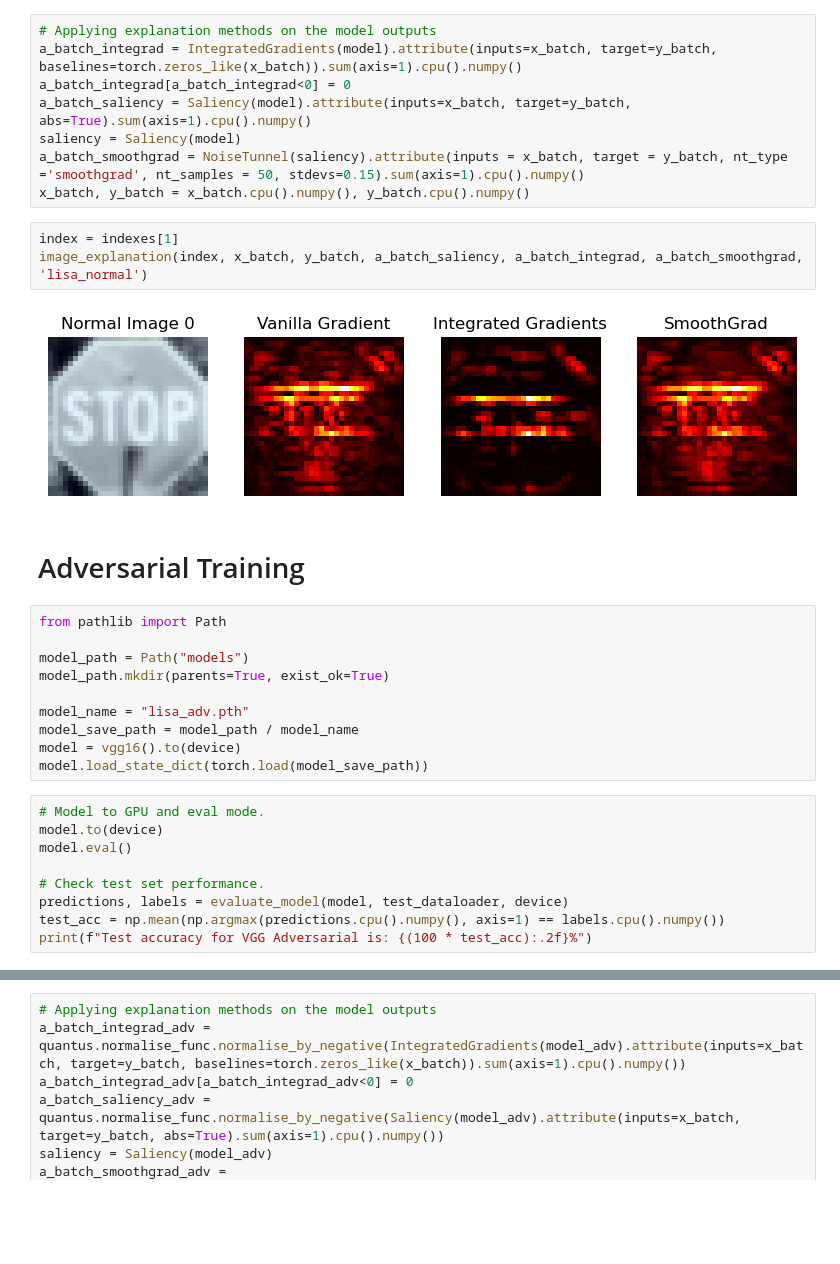
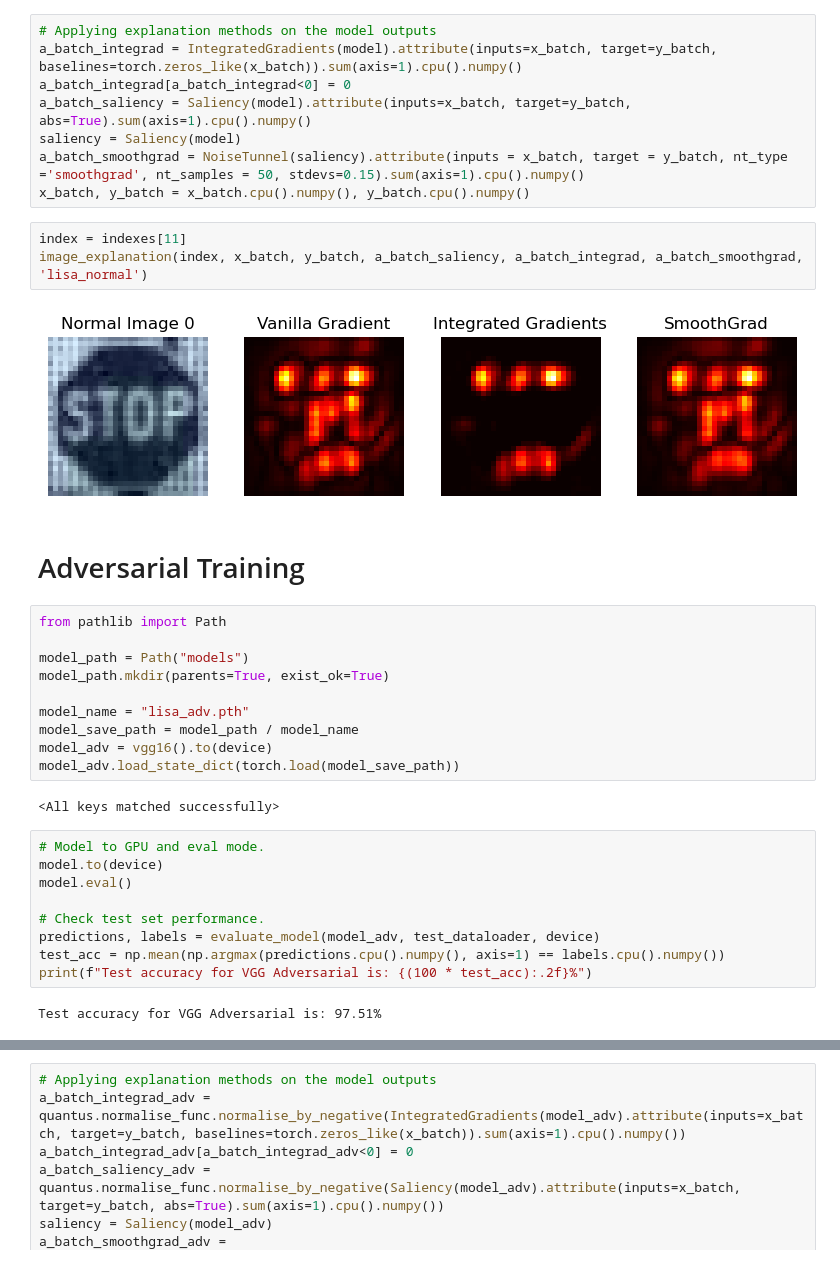
Before and after one commit to sanishsuwal7/VehicleSec, a Jupyter notebook: lisa_saliency.ipynb, the cells around one changed output, grey strips where cells are left out. Saved outputs shown, nothing was run; the diff lists cells and outputs as text; blank space fills up the shorter version.

```diff
--- a/lisa_saliency.ipynb
+++ b/lisa_saliency.ipynb
@@ -201,10 +201,10 @@ saliency = Saliency(model)
 a_batch_smoothgrad = NoiseTunnel(saliency).attribute(inputs = x_batch, target = y_batch, nt_type ='smoothgrad', nt_samples = 50, stdevs=0.15).sum(axis=1).cpu().numpy()
 x_batch, y_batch = x_batch.cpu().numpy(), y_batch.cpu().numpy()
 # %%
-index = indexes[1]
+index = indexes[11]
 image_explanation(index, x_batch, y_batch, a_batch_saliency, a_batch_integrad, a_batch_smoothgrad, 'lisa_normal')
 # %% [output]
-[figure, old version]
+[figure, new version]
 # %% [markdown]
 # Adversarial Training
 # %%
@@ -215,17 +215,21 @@ model_path.mkdir(parents=True, exist_ok=True)
 
 model_name = "lisa_adv.pth"
 model_save_path = model_path / model_name
-model = vgg16().to(device)
-model.load_state_dict(torch.load(model_save_path))
+model_adv = vgg16().to(device)
+model_adv.load_state_dict(torch.load(model_save_path))
+# %% [output]
+<All keys matched successfully>
 # %%
 # Model to GPU and eval mode.
 model.to(device)
 model.eval()
 
 # Check test set performance.
-predictions, labels = evaluate_model(model, test_dataloader, device)
+predictions, labels = evaluate_model(model_adv, test_dataloader, device)
 test_acc = np.mean(np.argmax(predictions.cpu().numpy(), axis=1) == labels.cpu().numpy())
 print(f"Test accuracy for VGG Adversarial is: {(100 * test_acc):.2f}%")
+# %% [output]
+Test accuracy for VGG Adversarial is: 97.51%
 # %%
 gc.collect()
 torch.cuda.empty_cache()
```
Also changed, not shown: parts of 48 cells of this notebook, 11 other files.
